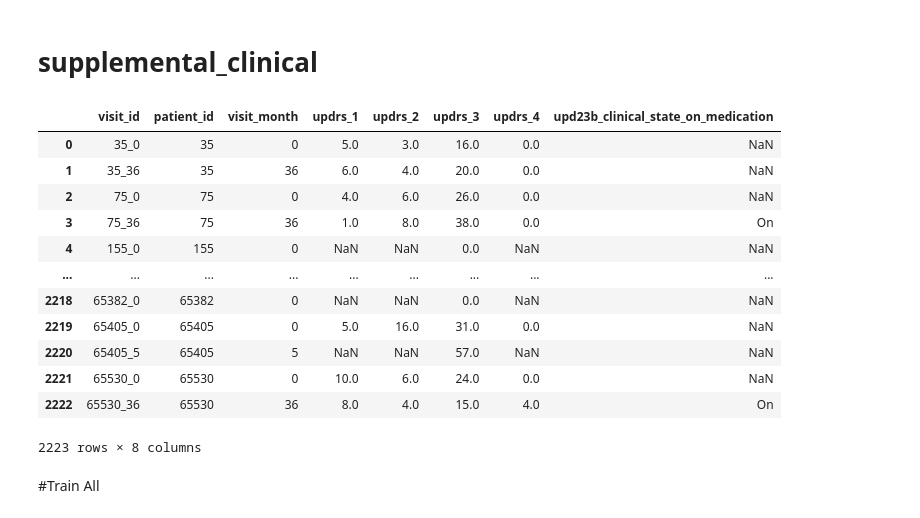
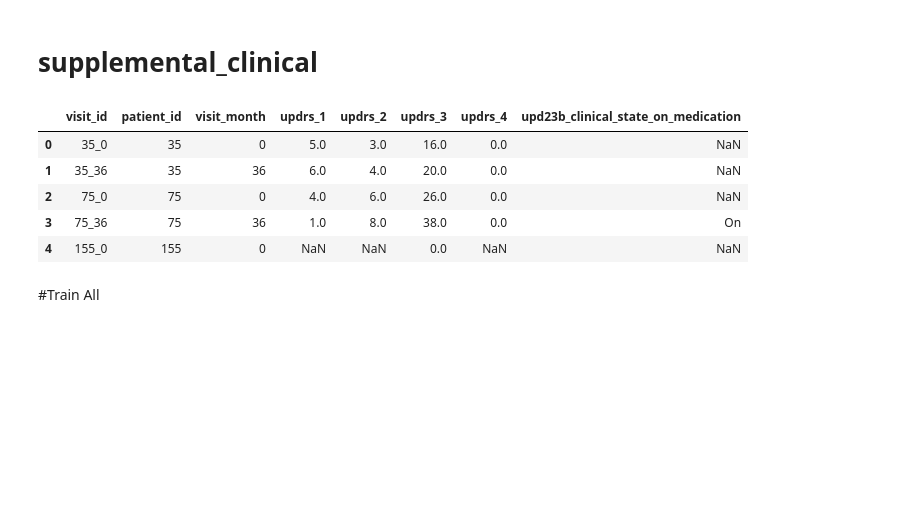
Before and after one commit to kunai-3txk/Compe_tonyobyo, a Jupyter notebook: AMP_FeatureStore.ipynb, the cells around one changed output. Drawn from its saved outputs; the diff is of its cells as text; code cells hidden in the pictures; blank space fills up the shorter version.

```diff
--- a/AMP_FeatureStore.ipynb
+++ b/AMP_FeatureStore.ipynb
@@ -41,5 +41,6 @@ class paths:
     TEST_CLINICAL_DATA = common_path + "/example_test_files/test.csv"
     TEST_PEPTIDES = common_path + "/example_test_files/test_peptides.csv"
     TEST_PROTEINS = common_path + "/example_test_files/test_proteins.csv"
+    OUTPUT = common_path
 # %% [markdown]
 # Function Definition
@@ -70,6 +73,9 @@ print('Proteins shape:',train_proteins.shape)
 print('Peptides shape:',train_peptides.shape)
 print('Clinical shape:',train_clinical.shape)
 print('supplemental_clinical shape:',supplemental_clinical.shape)
+
+train_clinical.replace({'On':1,'Off':0},inplace=True)
+supplemental_clinical.replace({'On':1,'Off':0},inplace=True)
 # %% [output]
 Proteins shape: (232741, 5)
 Peptides shape: (981834, 6)
@@ -342,21 +366,14 @@ train_clinical_rolling.head()
 # %% [markdown]
 # supplemental_clinical
 # %%
-supplemental_clinical
+supplemental_clinical.head()
 # %% [output]
 |  | visit_id | patient_id | visit_month | updrs_1 | updrs_2 | updrs_3 | updrs_4 | upd23b_clinical_state_on_medication |
 | 0 | 35_0 | 35 | 0 | 5.0 | 3.0 | 16.0 | 0.0 | NaN |
 | 1 | 35_36 | 35 | 36 | 6.0 | 4.0 | 20.0 | 0.0 | NaN |
 | 2 | 75_0 | 75 | 0 | 4.0 | 6.0 | 26.0 | 0.0 | NaN |
 | 3 | 75_36 | 75 | 36 | 1.0 | 8.0 | 38.0 | 0.0 | On |
 | 4 | 155_0 | 155 | 0 | NaN | NaN | 0.0 | NaN | NaN |
-| ... | ... | ... | ... | ... | ... | ... | ... | ... |
-| 2218 | 65382_0 | 65382 | 0 | NaN | NaN | 0.0 | NaN | NaN |
-| 2219 | 65405_0 | 65405 | 0 | 5.0 | 16.0 | 31.0 | 0.0 | NaN |
-| 2220 | 65405_5 | 65405 | 5 | NaN | NaN | 57.0 | NaN | NaN |
-| 2221 | 65530_0 | 65530 | 0 | 10.0 | 6.0 | 24.0 | 0.0 | NaN |
-| 2222 | 65530_36 | 65530 | 36 | 8.0 | 4.0 | 15.0 | 4.0 | On |
-2223 rows × 8 columns
 # %% [markdown]
 #Train All
 # %%
```
Also changed, not shown: parts of 21 cells of this notebook.
